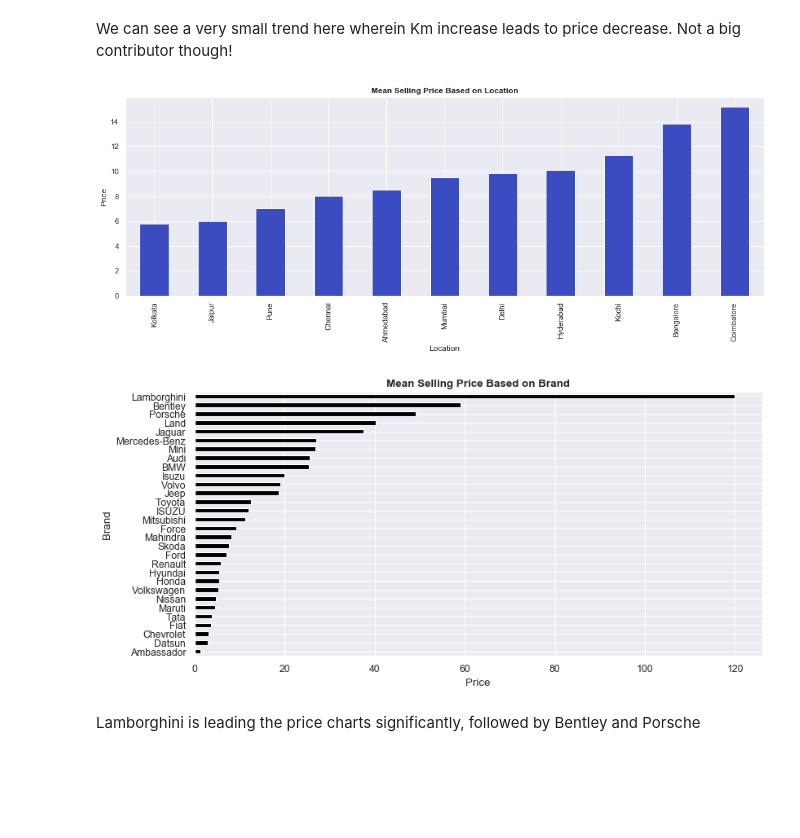
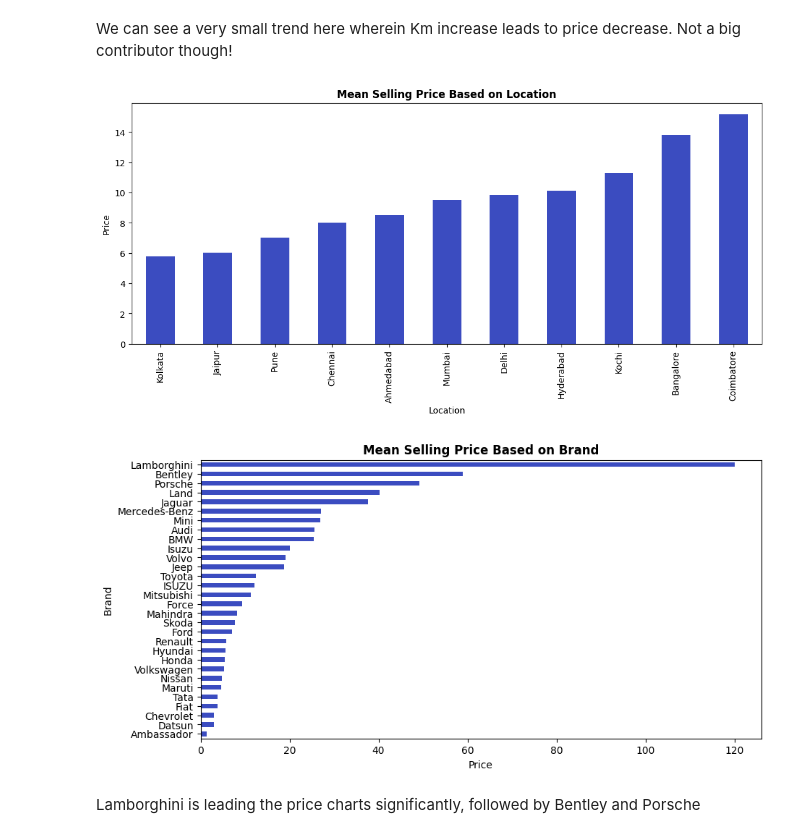
Before and after one commit to sudhanshunain/Car_Price_Prediction, a Jupyter notebook: car_price_prediction_model.ipynb, the cells around one changed output. Saved outputs shown, nothing was run; the diff lists cells and outputs as text; code cells hidden in the pictures; blank space fills up the shorter version.

```diff
--- a/car_price_prediction_model.ipynb
+++ b/car_price_prediction_model.ipynb
@@ -104,9 +151,8 @@ In this segment, we try to observe independent correlations of our attributes wi
 # %%
 # Transmission vs Price
 
-plt.style.use('fivethirtyeight')
-
-train.groupby('Transmission')['Price'].mean().plot(kind='bar', colormap='twilight_shifted', width=0.25)
+plt.figure(figsize=(10,4))
+train.groupby('Transmission')['Price'].mean().sort_values().plot(kind='bar', colormap='coolwarm')
 plt.title('Average Price Based on Transmission', fontweight='bold')
 plt.xlabel('Transmission Type')
 plt.ylabel('Price in Lakhs')
@@ -171,14 +192,0 @@ Total rows of data:  5872
-# %%
-import seaborn as sns
-sns.set()
-
-p = np.poly1d(np.polyfit(train['Kilometers_Driven'], train['Price'], 1))
-xp = np.arange(0,350000)
-plt.scatter(train['Kilometers_Driven'], train['Price'])
-plt.plot(xp,p(xp), c='#000000' )
-plt.title('Average Price Based on Km Driven', fontweight='bold')
-plt.xlabel('Kilometers Driven')
-plt.ylabel('Price in Lakhs')
-plt.xlim([0,150000])
-plt.ylim([0,130])
-plt.show()
@@ -186,0 +201,14 @@ plt.show()
+# %%
+# Removing Outliers
+Q1 = train['Kilometers_Driven'].quantile(0.25)
+Q3 = train['Kilometers_Driven'].quantile(0.75)
+IQR = Q3 - Q1
+
+lower_bound = Q1 - 1.5*IQR
+upper_bound = Q3 + 1.5*IQR
+
+newtrain = train[(train['Kilometers_Driven'] >= lower_bound) & (train['Kilometers_Driven'] <=upper_bound) ]
+print("No. of Outliers are ", train.shape[0] - newtrain.shape[0] , "out of ", train.shape[0], "points")
+
+# Since the outliers are very less in terms of total datapoints, we can remove them.
+train = newtrain
@@ -188,23 +232,23 @@ plt.show()
 We can see a very small trend here wherein Km increase leads to price decrease. Not a big contributor though!
 # %%
 # Location vs Price
-
+plt.figure(figsize=(13,5))
 train.groupby('Location')['Price'].mean().sort_values().plot(kind='bar', colormap='coolwarm')
 plt.ylabel('Price')
 plt.title('Mean Selling Price Based on Location', fontweight = 'bold')
 plt.show()
 # %% [output]
-[figure, old version]
+[figure, new version]
 # %%
 # Brand vs Price
 
-plt.figure(figsize=(10,5),dpi=80)
+plt.figure(figsize=(10,5))
 
-train.groupby('Brand')['Price'].mean().sort_values().plot(kind='barh', colormap='gist_gray')
+train.groupby('Brand')['Price'].mean().sort_values().plot(kind='barh', colormap='coolwarm')
 plt.xlabel('Price')
 plt.title('Mean Selling Price Based on Brand', fontweight = 'bold')
 plt.show()
 # %% [output]
-[figure, old version]
+[figure, new version]
 # %% [markdown]
 Lamborghini is leading the price charts significantly, followed by Bentley and Porsche
```
Also changed, not shown: parts of 50 cells of this notebook.
